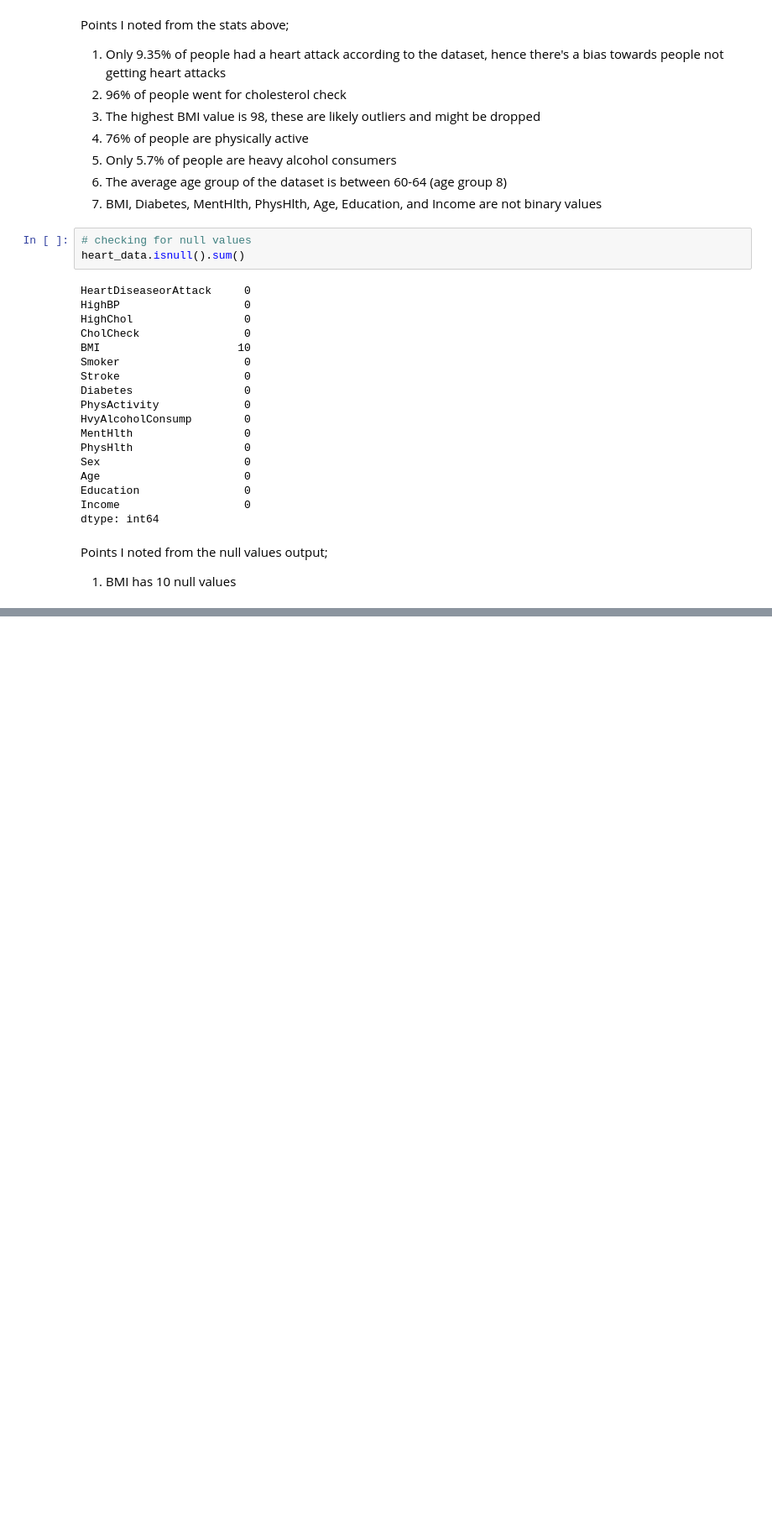
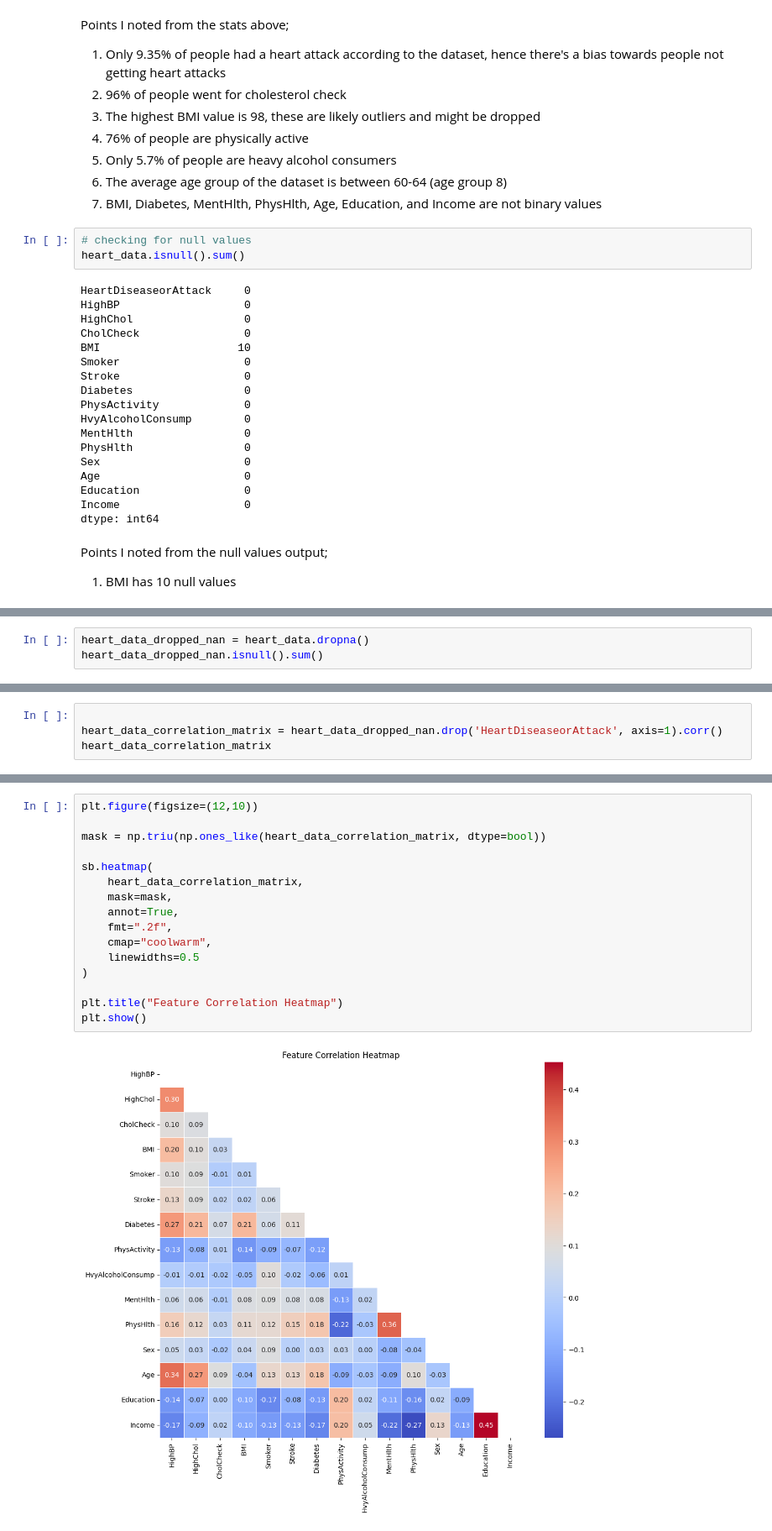
Before and after one commit to leonardsangoroh/AIFoundations, a Jupyter notebook: AssessmentOne/heart-attack-prediction-assignment.ipynb, the cells around one changed output, grey strips where cells are left out. Shown at 84% size. Drawn from its saved outputs; the diff is of its cells as text; blank space fills up the shorter version.

```diff
--- a/AssessmentOne/heart-attack-prediction-assignment.ipynb
+++ b/AssessmentOne/heart-attack-prediction-assignment.ipynb
@@ -119,0 +192,3 @@ Points I noted from the null values output;
+# %%
+heart_data_dropped_nan = heart_data.dropna()
+heart_data_dropped_nan.isnull().sum()
@@ -119,0 +229,4 @@ Points I noted from the null values output;
+# %%
+
+heart_data_correlation_matrix = heart_data_dropped_nan.drop('HeartDiseaseorAttack', axis=1).corr()
+heart_data_correlation_matrix
@@ -119,0 +250,18 @@ Points I noted from the null values output;
+# %%
+plt.figure(figsize=(12,10))
+
+mask = np.triu(np.ones_like(heart_data_correlation_matrix, dtype=bool))
+
+sb.heatmap(
+    heart_data_correlation_matrix,
+    mask=mask,
+    annot=True,
+    fmt=".2f",
+    cmap="coolwarm",
+    linewidths=0.5
+)
+
+plt.title("Feature Correlation Heatmap")
+plt.show()
+# %% [output]
+[figure, added]
```
Also changed, not shown: parts of 25 cells of this notebook.
